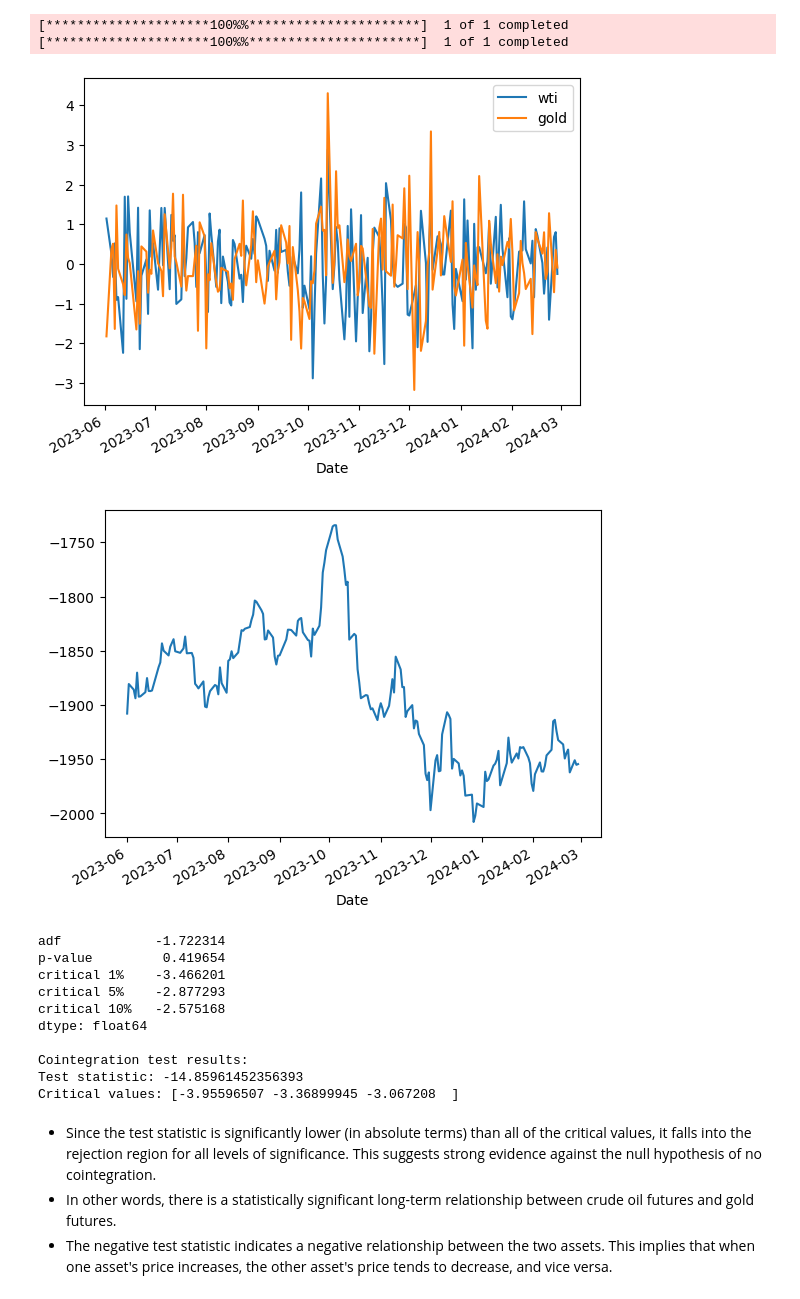
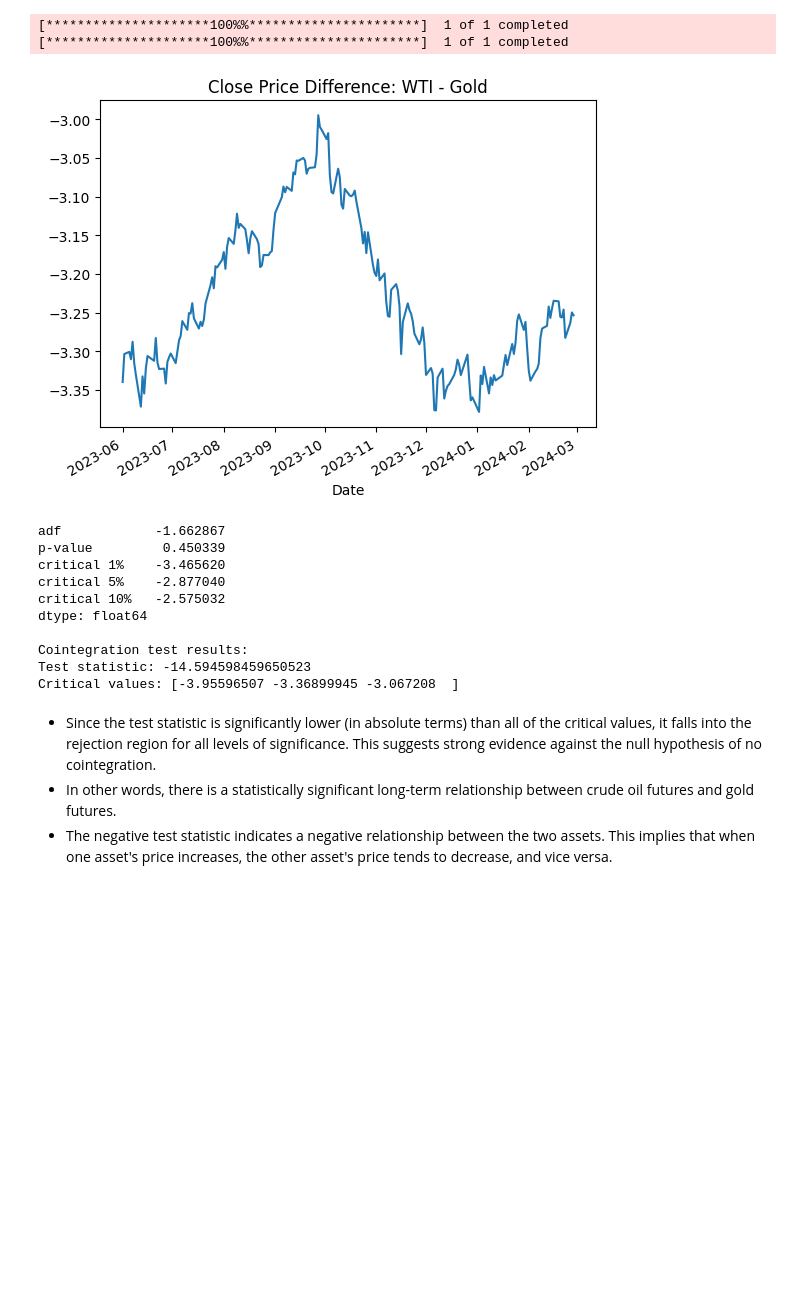
Before and after one commit to daQuincy/Takumi, a Jupyter notebook: 014 - cointegration.ipynb, the cells around one changed output. Saved outputs shown, nothing was run; the diff lists cells and outputs as text; code cells hidden in the pictures; blank space fills up the shorter version.

Commit message:
cointegration & change to new data

```diff
--- a/014 - cointegration.ipynb
+++ b/014 - cointegration.ipynb
@@ -19,53 +70,53 @@ df_gc = yf.download('GC=F', interval='1d', start='2023-06-01', end='2024-02-29')
 
 cl_close = df_cl.Close
 gc_close = df_gc.Close
 
-cl_diff = cl_close.pct_change().iloc[1:]
-gc_diff = gc_close.pct_change().iloc[1:]
+cl_diff = cl_close.diff().iloc[1:]
+gc_diff = gc_close.diff().iloc[1:]
 
-df = pd.DataFrame(
-    {'wti': StandardScaler().fit_transform(cl_diff.values.reshape(-1, 1)).reshape(-1), 'gold': StandardScaler().fit_transform(gc_diff.values.reshape(-1, 1)).reshape(-1)},
-    index=cl_diff.index
-).plot()
-plt.show()
+# df = pd.DataFrame(
+#     {'wti': StandardScaler().fit_transform(cl_diff.values.reshape(-1, 1)).reshape(-1), 'gold': StandardScaler().fit_transform(gc_diff.values.reshape(-1, 1)).reshape(-1)},
+#     index=cl_diff.index
+# ).plot()
+# plt.show()
 
 df = pd.DataFrame(
     {'wti': cl_close.values, 'gold': gc_close.values},
     index=cl_close.index
 )
 
-df['diff'] = df['wti'] - df['gold']
+df['diff'] = np.log(df['wti']) - np.log(df['gold'])
 df['diff'].plot()
+plt.title('Close Price Difference: WTI - Gold')
 plt.show()
 
 result = adfuller(df['diff'], autolag='AIC')
 data = {
     'adf': result[0],
     'p-value': result[1],
 }
 for key, value in result[4].items():
-        data[f'critical {key}'] = value
+    data[f'critical {key}'] = value
 
 print(pd.Series(data))
 
 test = coint(cl_diff, gc_diff)
 print("\nCointegration test results:")
 print("Test statistic:", test[0])
 print("Critical values:", test[2])
 # %% [output]
 [*********************100%%**********************]  1 of 1 completed
 [*********************100%%**********************]  1 of 1 completed
-[figure, old version]
+[figure, new version]
-[figure, removed]
-adf            -1.722314
-p-value         0.419654
-critical 1%    -3.466201
-critical 5%    -2.877293
-critical 10%   -2.575168
+adf            -1.662867
+p-value         0.450339
+critical 1%    -3.465620
+critical 5%    -2.877040
+critical 10%   -2.575032
 dtype: float64
 
 Cointegration test results:
-Test statistic: -14.85961452356393
+Test statistic: -14.594598459650523
 Critical values: [-3.95596507 -3.36899945 -3.067208  ]
 # %% [markdown]
 - Since the test statistic is significantly lower (in absolute terms) than all of the critical values, it falls into the rejection region for all levels of significance. This suggests strong evidence against the null hypothesis of no cointegration.
```
Also changed, not shown: parts of 6 cells of this notebook, 2 other files.
